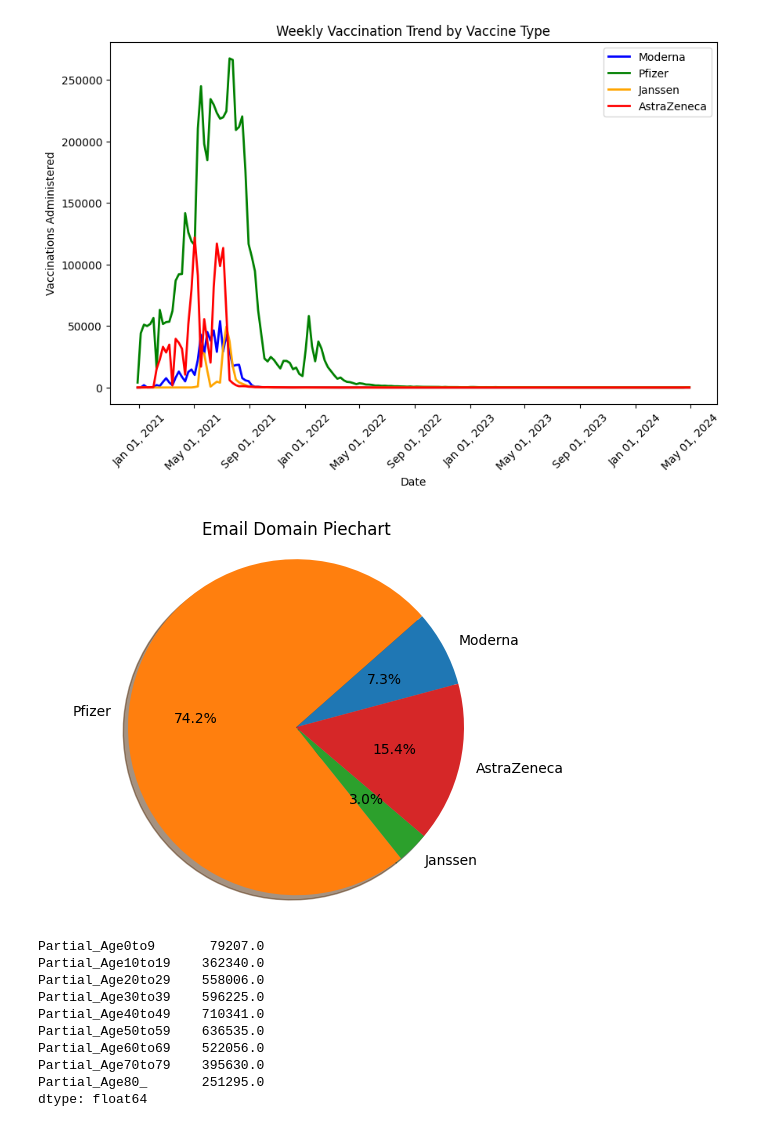
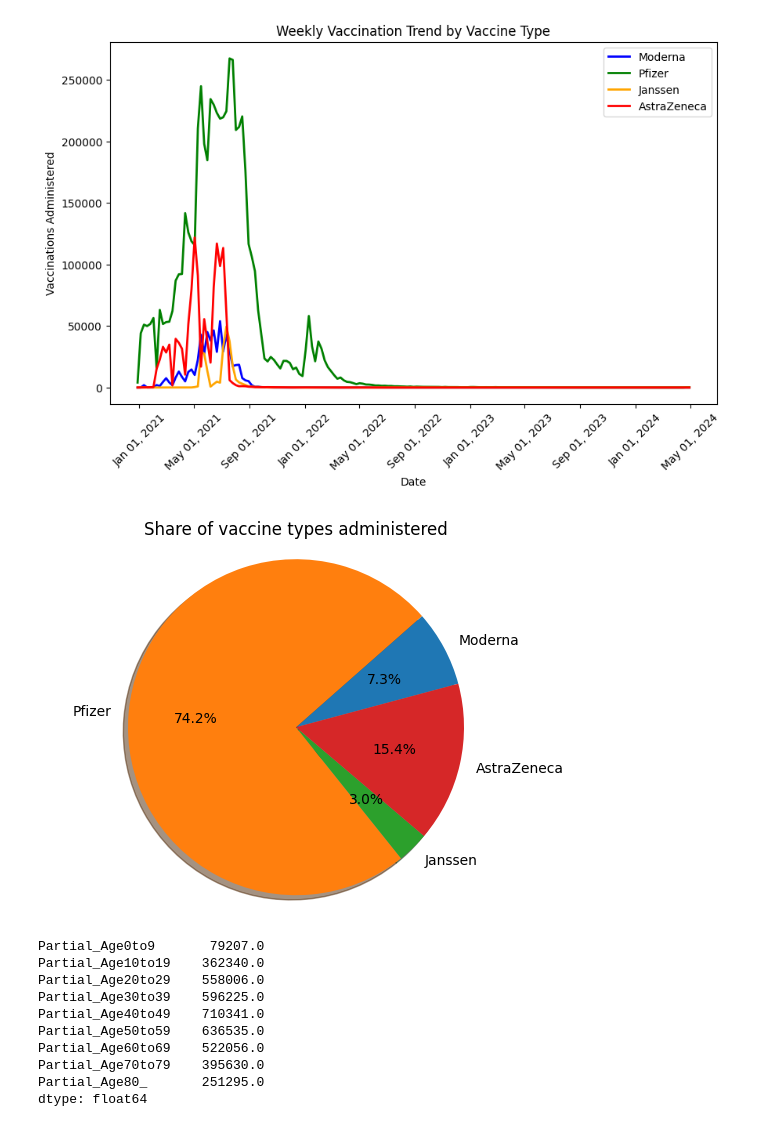
Before and after one commit to jakedaly97/PFDA, a Jupyter notebook: project/bigproject.ipynb, the cells around one changed output. Cells and saved outputs as stored; diff of their text form; code cells hidden in the pictures.

```diff
--- a/project/bigproject.ipynb
+++ b/project/bigproject.ipynb
@@ -24,3 +24,17 @@ df.head()
 | 3 | -856336.314876 | 7.036492e+06 | 2024/05/12 23:00:00+00 | 2021-W03 | 50222 | 14964 | 35258 | 0 | 51 | ... |
 | 4 | -856336.314876 | 7.036492e+06 | 2024/05/12 23:00:00+00 | 2021-W04 | 51949 | 15066 | 36883 | 0 | 35 | ... |
 5 rows × 73 columns
+# %%
+# Check for missing data in the dataframe
+missing_data = df.isnull().sum()
+
+# Drop rows with missing data
+df_cleaned = df.fillna(0)
+
+# Print the count of missing data per column
+print("Missing data per column:")
+print(missing_data)
+
+# Display the cleaned dataframe (first few rows)
+print("\nCleaned DataFrame:")
+print(df_cleaned.head())
@@ -27,9 +59,9 @@ df.head()
 # %%
 # Convert the 'week' column to a proper date (first day of the ISO week)
-df['Date'] = pd.to_datetime(df['Week'] + '-1', format='%G-W%V-%u')
+df_cleaned['Date'] = pd.to_datetime(df_cleaned['Week'] + '-1', format='%G-W%V-%u')
 
 # Check the first few rows
-df[['Week', 'Date']].head()
+df_cleaned[['Week', 'Date']].head()
 # %% [output]
 |  | Week | Date |
 | 0 | 2020-W53 | 2020-12-28 |
@@ -155,17 +187,17 @@ plt.show()
 # %%
 vaccine_type = [
     'Moderna', 'Pfizer', 'Janssen',
     'AstraZeneca'
 ]
 
-total_vaccine_type = df[vaccine_type].sum()
+total_vaccine_type = df_cleaned[vaccine_type].sum()
 
 plt.pie(total_vaccine_type, labels= total_vaccine_type.index, autopct='%1.1f%%', startangle=15, shadow = True,)
 plt.title('Share of vaccine types administered')
 plt.axis('equal')
 plt.show()
 # %% [output]
-[figure, old version]
+[figure, new version]
 # %%
 import matplotlib.pyplot as plt
 import matplotlib.dates as mdates
```
Also changed, not shown: parts of 9 cells of this notebook.
